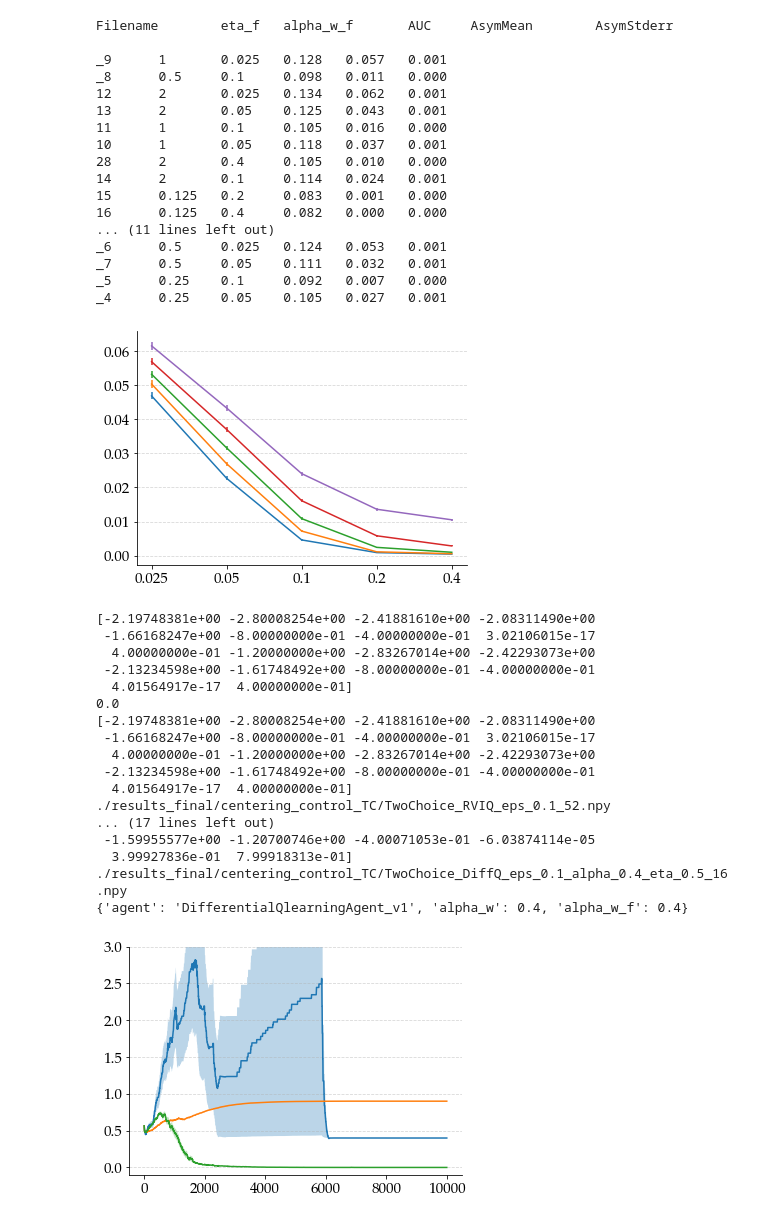
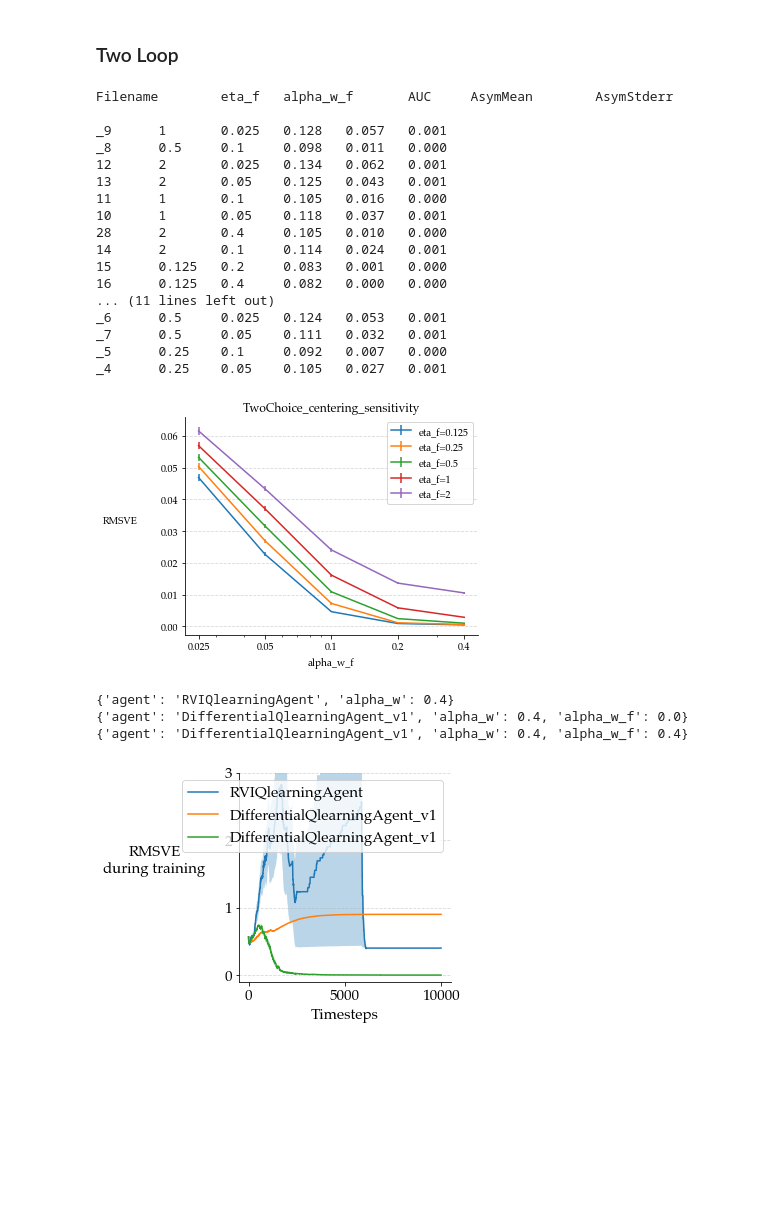
Before and after one commit to abhisheknaik96/average-reward-methods, a Jupyter notebook: learning_planning_exps.ipynb, the cells around one changed output. Saved outputs shown, nothing was run; the diff lists cells and outputs as text; code cells hidden in the pictures; blank space fills up the shorter version.

Commit message:
updated experiments and visualizations

```diff
--- a/learning_planning_exps.ipynb
+++ b/learning_planning_exps.ipynb
@@ -583,0 +779,11 @@ DifferentialTDAgent
+# %%
+filenames = [
+    ('results/prediction/TL/', "TwoLoop_decay_DiffTD_11.npy"),     # alpha=0.2, eta=0.25 (best auc)
+    ('results/prediction/TL/', "TwoLoop_decay_AvgCostTD_5.npy"),   # alpha=0.1, eta=0.125 (best auc)
+    ('results/prediction/TL/', "TwoLoop_off_0.9_decay_DiffTD_16.npy"),    # alpha=0.2, eta=0.5 (best asymptotic)
+]
+
+plot_learning_curve(filenames, item='rmsve_tvr_all', window=1, sample=100,
+                    title='TL_lc_rmsve', out_location='results/prediction/TL/', final=False)
+plot_learning_curve(filenames, item='rre_all', window=1, sample=100,
+                    title='TL_lc_rre', out_location='results/prediction/TL/', final=False)
@@ -588,3 +795,5 @@ DifferentialTDAgent
+# %% [markdown]
+### Two Loop
 # %%
 ### To run the experiments with centered Differential Q-learning:
 
@@ -751,8 +969,8 @@ def plot_learning_curve_rmsve(filenames, domain, policy, location='./results/',
 # %%
 parse_data_rmsve('TwoChoice_DiffQ_eps_0.1_alpha_0.4_eta_0.5', domain="TwoChoiceMDP", policy="0.0",
                  param1='eta_f', param2='alpha_w_f',
-                 title='TwoChoice_centering_sensitivity', firstn=-1, logbase=2,
-                 location='./results/centering/TwoLoop/')
+                 title='TwoChoice_centering_sensitivity', firstn=-1, logbase=10,
+                 location='./results/centering/TwoLoops/', final=False)
 # %% [output]
 Filename        eta_f   alpha_w_f       AUC     AsymMean        AsymStderr
 
@@ -771,32 +989,18 @@ _6      0.5     0.025   0.124   0.053   0.001
 _7      0.5     0.05    0.111   0.032   0.001
 _5      0.25    0.1     0.092   0.007   0.000
 _4      0.25    0.05    0.105   0.027   0.001
-[figure, old version]
+[figure, new version]
 # %%
 filenames = [
         "TwoChoice_RVIQ_eps_0.1_52.npy", # alpha=0.4, ref_state=8
         "TwoChoice_DiffQ_eps_0.1_16.npy", # alpha=0.4, eta=0.5
         "TwoChoice_DiffQ_eps_0.1_alpha_0.4_eta_0.5_16.npy" # alpha=0.4, eta=0.5, alpha_f=0.4, eta_f=0.125
     ]
 
-plot_learning_curve_rmsve(filenames, "TwoChoiceMDP", "0.0", location='./results/',
-                          title='TwoChoice_centering_rmsve_lc', sample=1, firstn=10000)
+plot_learning_curve_rmsve(filenames, "TwoChoiceMDP", "0.0", location='./results/centering/TwoLoops',
+                          title='TwoChoice_centering_rmsve_lc', sample=1, firstn=10000, final=False)
 # %% [output]
-[-2.19748381e+00 -2.80008254e+00 -2.41881610e+00 -2.08311490e+00
- -1.66168247e+00 -8.00000000e-01 -4.00000000e-01  3.02106015e-17
-  4.00000000e-01 -1.20000000e+00 -2.83267014e+00 -2.42293073e+00
- -2.13234598e+00 -1.61748492e+00 -8.00000000e-01 -4.00000000e-01
-  4.01564917e-17  4.00000000e-01]
-0.0
-[-2.19748381e+00 -2.80008254e+00 -2.41881610e+00 -2.08311490e+00
- -1.66168247e+00 -8.00000000e-01 -4.00000000e-01  3.02106015e-17
-  4.00000000e-01 -1.20000000e+00 -2.83267014e+00 -2.42293073e+00
- -2.13234598e+00 -1.61748492e+00 -8.00000000e-01 -4.00000000e-01
-  4.01564917e-17  4.00000000e-01]
-./results_final/centering_control_TC/TwoChoice_RVIQ_eps_0.1_52.npy
-... (17 lines left out)
- -1.59955577e+00 -1.20700746e+00 -4.00071053e-01 -6.03874114e-05
-  3.99927836e-01  7.99918313e-01]
-./results_final/centering_control_TC/TwoChoice_DiffQ_eps_0.1_alpha_0.4_eta_0.5_16.npy
+{'agent': 'RVIQlearningAgent', 'alpha_w': 0.4}
+{'agent': 'DifferentialQlearningAgent_v1', 'alpha_w': 0.4, 'alpha_w_f': 0.0}
 {'agent': 'DifferentialQlearningAgent_v1', 'alpha_w': 0.4, 'alpha_w_f': 0.4}
-[figure, old version]
+[figure, new version]
```
Also changed, not shown: parts of 62 cells of this notebook, 26 other files.
